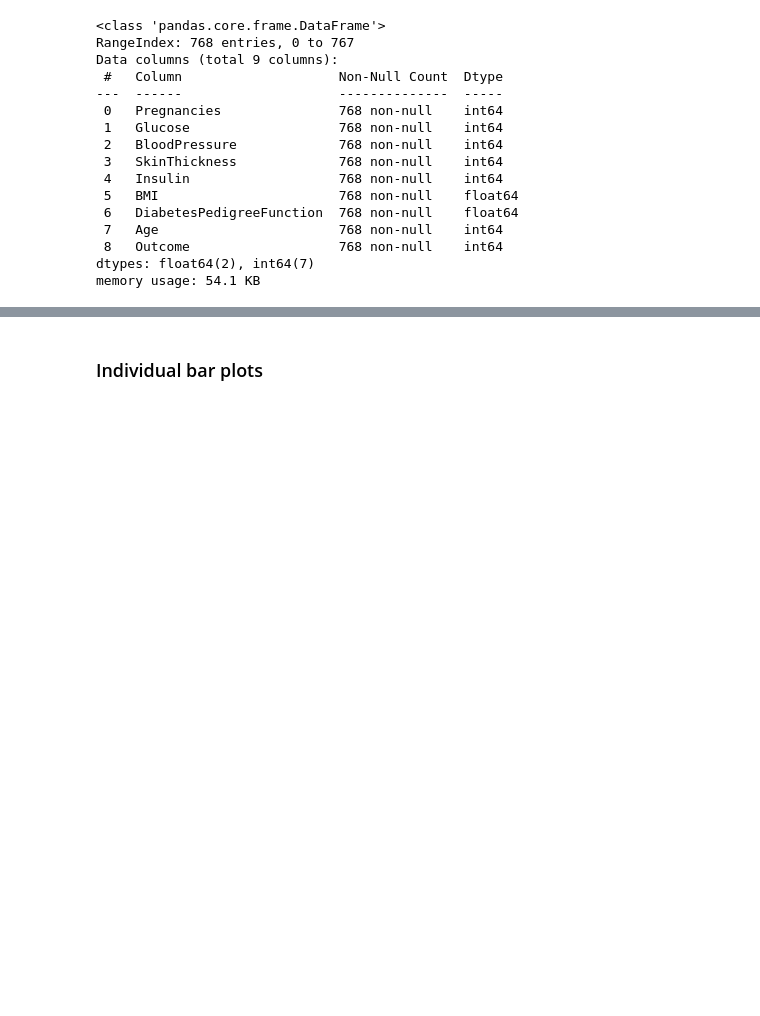
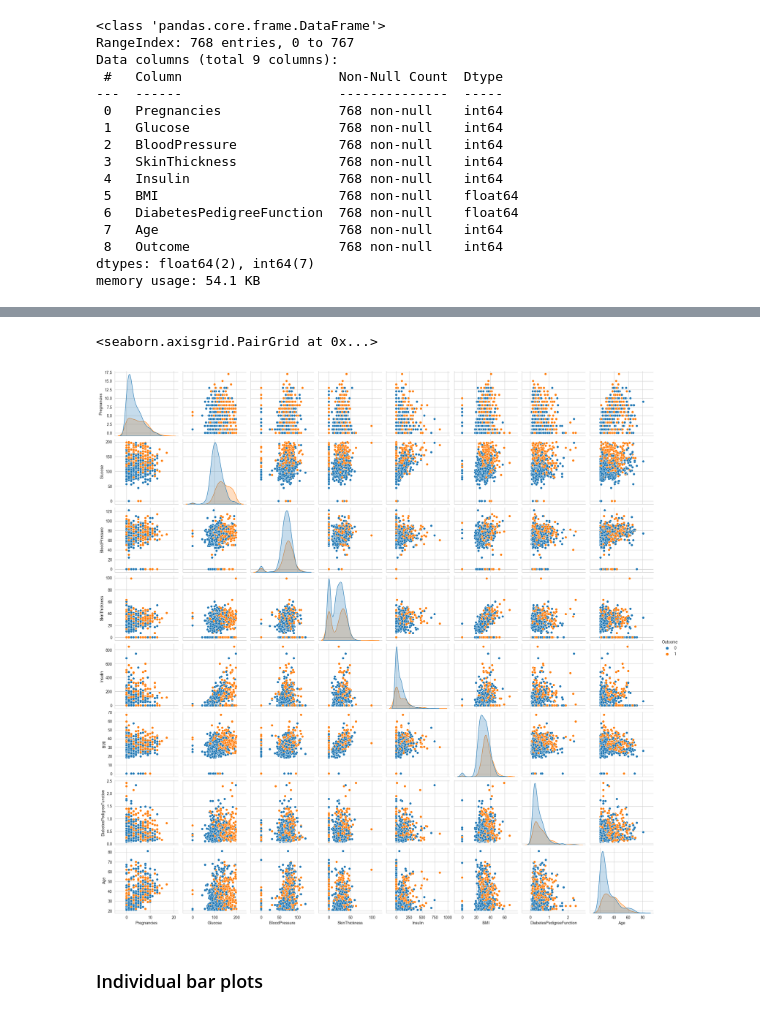
Before and after one commit to imostafizur/CSE498R, a Jupyter notebook: diabetics.ipynb, the cells around one changed output, grey strips where cells are left out. Cells and saved outputs as stored; diff of their text form; code cells hidden in the pictures; blank space fills up the shorter version.

```diff
--- a/diabetics.ipynb
+++ b/diabetics.ipynb
@@ -65,3 +81,8 @@ plt.show()
+# %%
+sns.pairplot(data=df, hue='Outcome')
+# %% [output]
+<seaborn.axisgrid.PairGrid at 0x...>
+[figure, added]
 # %% [markdown]
 ### Individual bar plots
 # %%
```
Also changed, not shown: parts of 32 cells of this notebook, 5 other files.
